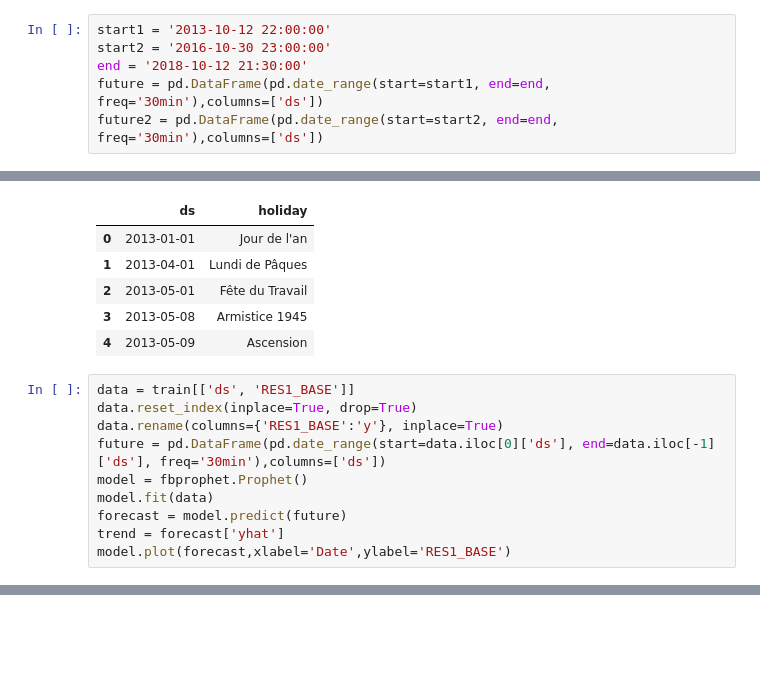
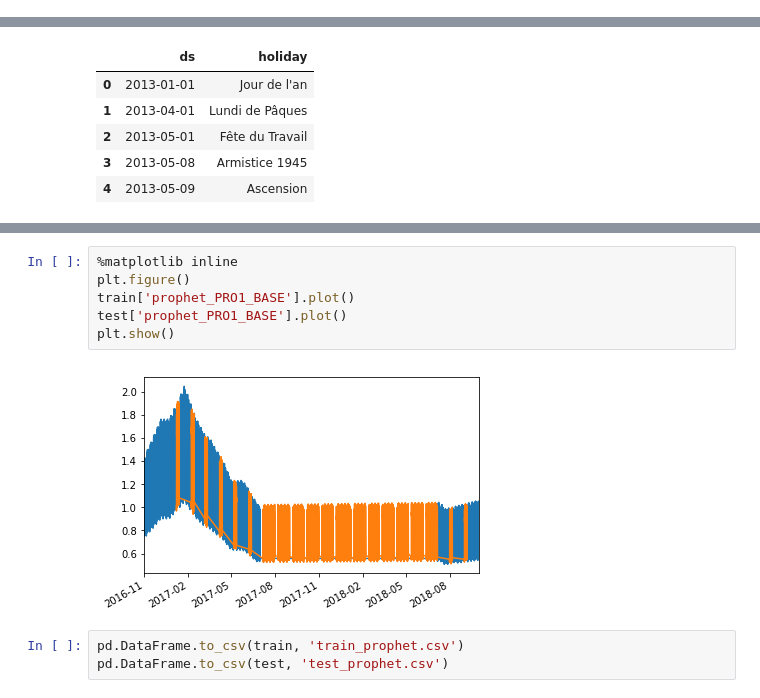
Before and after one commit to etnberz/enedis, a Jupyter notebook: notebooks/Feature Engineering.ipynb, the cells around one changed output, grey strips where cells are left out. Drawn from its saved outputs; the diff is of its cells as text; blank space fills up the shorter version.

```diff
--- a/notebooks/Feature Engineering.ipynb
+++ b/notebooks/Feature Engineering.ipynb
@@ -22,12 +23,6 @@ train['ds'] = train.index
 # PROPHET
 # %%
 import fbprophet
-# %%
-start1 = '2013-10-12 22:00:00'
-start2 = '2016-10-30 23:00:00'
-end = '2018-10-12 21:30:00'
-future = pd.DataFrame(pd.date_range(start=start1, end=end, freq='30min'),columns=['ds'])
-future2 = pd.DataFrame(pd.date_range(start=start2, end=end, freq='30min'),columns=['ds'])
 # %%
 def fill_trend(df,forecast,target):
 
@@ -66,13 +61,3 @@ french_holidays.head()
 | 2 | 2013-05-01 | Fête du Travail |
 | 3 | 2013-05-08 | Armistice 1945 |
 | 4 | 2013-05-09 | Ascension |
-# %%
-data = train[['ds', 'RES1_BASE']]
-data.reset_index(inplace=True, drop=True)
-data.rename(columns={'RES1_BASE':'y'}, inplace=True)
-future = pd.DataFrame(pd.date_range(start=data.iloc[0]['ds'], end=data.iloc[-1]['ds'], freq='30min'),columns=['ds'])
-model = fbprophet.Prophet()
-model.fit(data)
-forecast = model.predict(future)
-trend = forecast['yhat']
-model.plot(forecast,xlabel='Date',ylabel='RES1_BASE')
@@ -170,0 +208,11 @@ custom_metric_function(df1,df2)
+# %%
+%matplotlib inline
+plt.figure()
+train['prophet_PRO1_BASE'].plot()
+test['prophet_PRO1_BASE'].plot()
+plt.show()
+# %% [output]
+[figure, added]
+# %%
+pd.DataFrame.to_csv(train, 'train_prophet.csv')
+pd.DataFrame.to_csv(test, 'test_prophet.csv')
```
Also changed, not shown: parts of 11 cells of this notebook.
